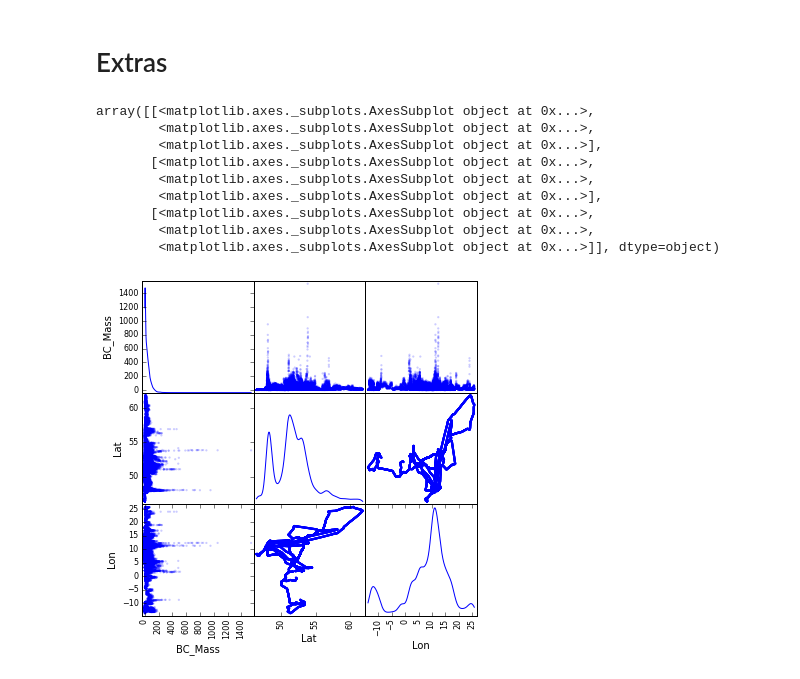
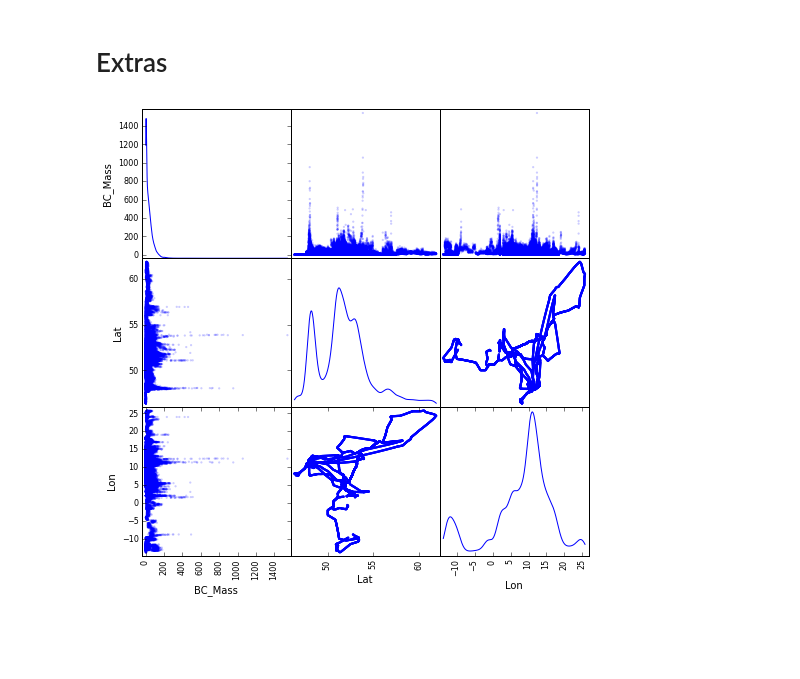
Before and after one commit to duncanwp/python_teaching, a Jupyter notebook: Working with pandas DataFrames.ipynb, the cells around one changed output. Drawn from its saved outputs; the diff is of its cells as text; code cells hidden in the pictures; blank space fills up the shorter version.

```diff
--- a/Working with pandas DataFrames.ipynb
+++ b/Working with pandas DataFrames.ipynb
@@ -217,15 +223,6 @@ cis_df['BC_Mass'].resample('60min', how='mean').plot(kind='kde')
 # Extras
 # %%
 from pandas.tools.plotting import scatter_matrix
-scatter_matrix(cis_df, alpha=0.2, figsize=(6, 6), diagonal='kde', edgecolors='none')
+m = scatter_matrix(cis_df, alpha=0.2, figsize=(8, 8), diagonal='kde', edgecolors='none')
 # %% [output]
-array([[<matplotlib.axes._subplots.AxesSubplot object at 0x...>,
-        <matplotlib.axes._subplots.AxesSubplot object at 0x...>,
-        <matplotlib.axes._subplots.AxesSubplot object at 0x...>],
-       [<matplotlib.axes._subplots.AxesSubplot object at 0x...>,
-        <matplotlib.axes._subplots.AxesSubplot object at 0x...>,
-        <matplotlib.axes._subplots.AxesSubplot object at 0x...>],
-       [<matplotlib.axes._subplots.AxesSubplot object at 0x...>,
-        <matplotlib.axes._subplots.AxesSubplot object at 0x...>,
-        <matplotlib.axes._subplots.AxesSubplot object at 0x...>]], dtype=object)
-[figure, old version]
+[figure, new version]
```
Also changed, not shown: parts of 2 cells of this notebook, 3 other files.
